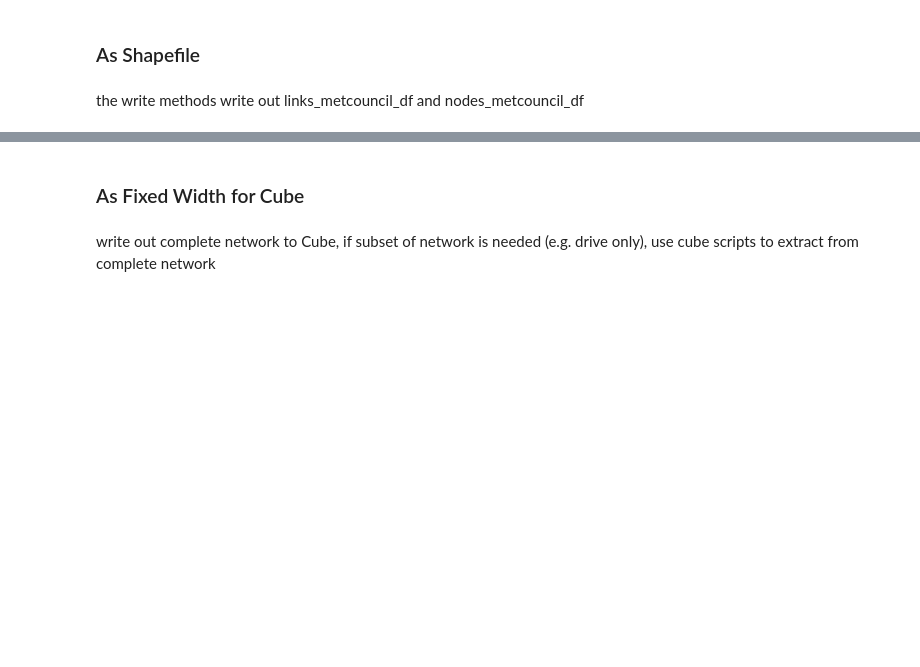
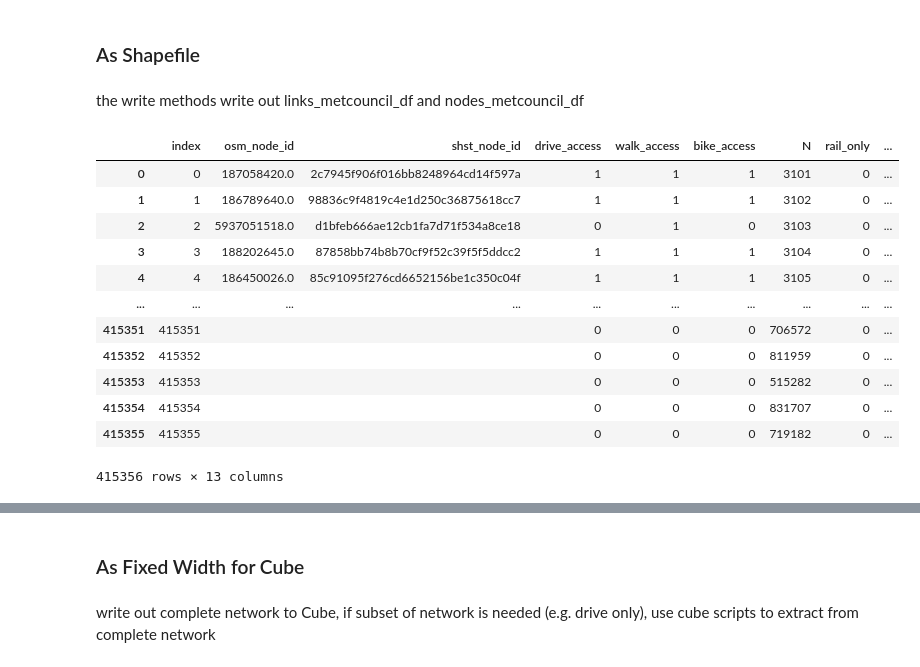
Before and after one commit to wsp-sag/client_met_council_network, a Jupyter notebook: notebooks/02-make-network.ipynb, the cells around one changed output, grey strips where cells are left out. Drawn from its saved outputs; the diff is of its cells as text; code cells hidden in the pictures; blank space fills up the shorter version.

```diff
--- a/notebooks/02-make-network.ipynb
+++ b/notebooks/02-make-network.ipynb
@@ -34,12 +39,12 @@ logger.setLevel(logging.INFO)
 ### Remote I/O and Parameters
 # %%
 # root_dir = os.path.join('C:\\', 'Users', 'david.ory', 'Documents', 'GitHub', 'client_met_council_network')
-root_dir = os.path.join("Z:/Data/Users/Sijia/Met_Council/client_met_council_network")
-input_dir = os.path.join(root_dir, 'network_standard')
+root_dir = os.path.join("D:/metcouncil_network_rebuild")
+input_dir = os.path.join(root_dir, 'data', 'processed', 'version_01')
 output_dir = input_dir
 card_dir = os.path.join(root_dir, 'project_cards')
 # lasso_dir = os.path.join('C:\\', 'Users', 'david.ory', 'Documents', 'GitHub', 'lasso')
-lasso_dir = os.path.join("C:/Users/wangs1/Lasso")
+lasso_dir = os.path.join('Z:/Data/Users/Sijia/Met_Council/github/client_met_council_wrangler_utilities')
 # %%
 parameters = Parameters(lasso_base_dir = lasso_dir)
 # %% [output]
@@ -137,0 +220,8 @@ m_net = ModelRoadwayNetwork.from_RoadwayNetwork(
+# %%
+m_net = metcouncil.add_centroid_and_centroid_connector(
+    roadway_network = m_net,
+    parameters = parameters,
+    centroid_file = parameters.centroid_file,
+    centroid_connector_link_file = parameters.centroid_connector_link_file,
+    centroid_connector_shape_file = parameters.centroid_connector_shape_file,
+)
@@ -137,0 +289,5 @@ m_net = ModelRoadwayNetwork.from_RoadwayNetwork(
+# %%
+m_net = metcouncil.add_rail_ae_connections(
+    m_net,
+    parameters
+)
@@ -138,3 +345,5 @@ m_net = ModelRoadwayNetwork.from_RoadwayNetwork(
+# %%
+m_net.links_df['name'] = m_net.links_df['name'].apply(lambda x: util.shorten_name(x))
 # %%
 m_net.roadway_standard_to_met_council_network()
 # %% [output]
@@ -235,4 +464,20 @@ epsg:26915
 ### As Shapefile
 # %% [markdown]
 the write methods write out links_metcouncil_df and nodes_metcouncil_df
+# %%
+m_net.nodes_metcouncil_df
+# %% [output]
+|  | index | osm_node_id | shst_node_id | drive_access | walk_access | bike_access | N | rail_only | ... |
+| 0 | 0 | 187058420.0 | 2c7945f906f016bb8248964cd14f597a | 1 | 1 | 1 | 3101 | 0 | ... |
+| 1 | 1 | 186789640.0 | 98836c9f4819c4e1d250c36875618cc7 | 1 | 1 | 1 | 3102 | 0 | ... |
+| 2 | 2 | 5937051518.0 | d1bfeb666ae12cb1fa7d71f534a8ce18 | 0 | 1 | 0 | 3103 | 0 | ... |
+| 3 | 3 | 188202645.0 | 87858bb74b8b70cf9f52c39f5f5ddcc2 | 1 | 1 | 1 | 3104 | 0 | ... |
+| 4 | 4 | 186450026.0 | 85c91095f276cd6652156be1c350c04f | 1 | 1 | 1 | 3105 | 0 | ... |
+| ... | ... | ... | ... | ... | ... | ... | ... | ... | ... |
+| 415351 | 415351 |  |  | 0 | 0 | 0 | 706572 | 0 | ... |
+| 415352 | 415352 |  |  | 0 | 0 | 0 | 811959 | 0 | ... |
+| 415353 | 415353 |  |  | 0 | 0 | 0 | 515282 | 0 | ... |
+| 415354 | 415354 |  |  | 0 | 0 | 0 | 831707 | 0 | ... |
+| 415355 | 415355 |  |  | 0 | 0 | 0 | 719182 | 0 | ... |
+415356 rows × 13 columns
 # %%
```
Also changed, not shown: parts of 20 cells of this notebook, 7 other files.
